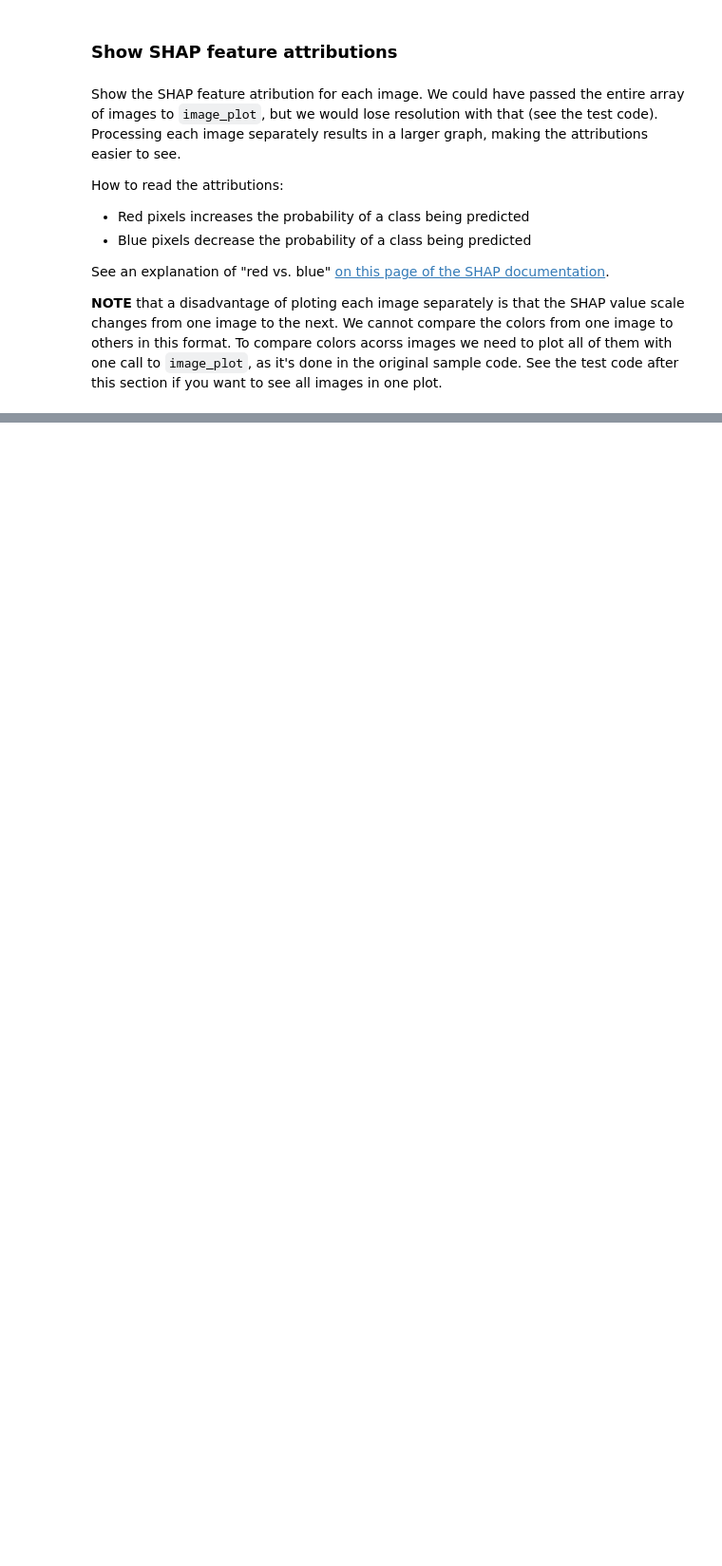
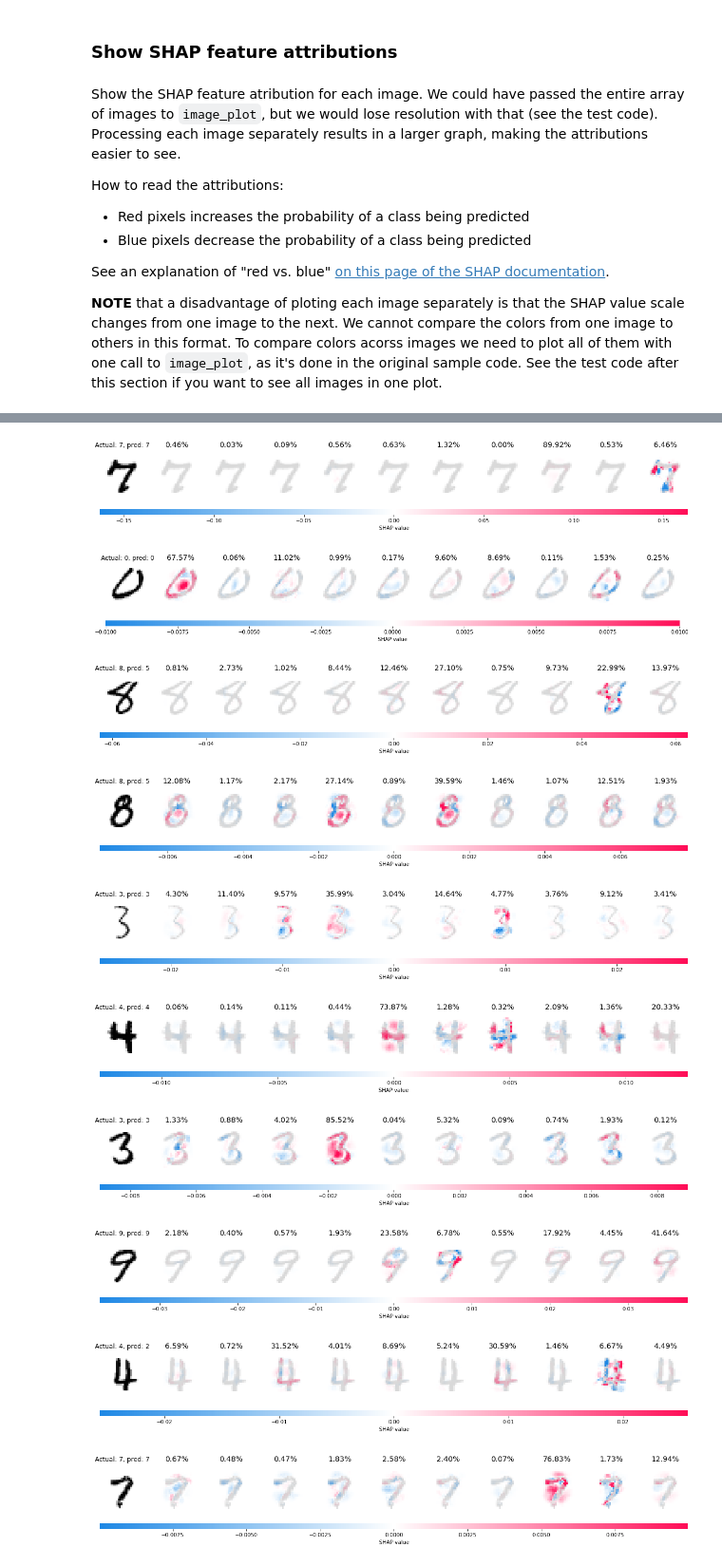
Before and after one commit to fau-masters-collected-works-cgarbin/shap-experiments-image-classification, a Jupyter notebook: shap-experiments-image-classification.ipynb, the cells around one changed output, grey strips where cells are left out. Shown at 95% size. Drawn from its saved outputs; the diff is of its cells as text; code cells hidden in the pictures; blank space fills up the shorter version.

```diff
--- a/shap-experiments-image-classification.ipynb
+++ b/shap-experiments-image-classification.ipynb
@@ -145,0 +167,6 @@ for i in range(0, len(test_images)):
+# %%
+output = model_inaccurate(images.to(m.DEVICE))
+# get the index of the max log-probability
+pred = output.max(1, keepdim=True)[1]
+# convert to numpy only once to save time
+pred_np = pred.numpy()
@@ -145,0 +175,39 @@ for i in range(0, len(test_images)):
+# %%
+expl_inaccurate = shap.DeepExplainer(model_inaccurate, background_images)
+
+for i in range(0, len(test_images)):
+    ti = test_images[[i]]
+    sv = expl_inaccurate.shap_values(ti)
+    sn = [np.swapaxes(np.swapaxes(s, 1, -1), 1, 2) for s in sv]
+    tn = np.swapaxes(np.swapaxes(ti.numpy(), 1, -1), 1, 2)
+
+    # Prepare the attribution plot, but do not draw it yet
+    # We will add more info to the plots later in the code
+    shap.image_plot(sn, -tn, show=False)
+
+    # Prepare to augment the plot
+    fig = plt.gcf()
+    allaxes = fig.get_axes()
+
+    # Show the actual/predicted class
+    allaxes[0].set_title('Actual: {}, pred: {}'.format(
+        test_targets[i], pred_np[BACKGROUND_SIZE+i][0]))
+
+    # Show the probability of each class
+    # There are 11 axes for each picture: 1 for the digit + 10 for each SHAP
+    # There is a last axis for the scale - we don't want to apply a label for that one
+    prob = output[BACKGROUND_SIZE+i].detach().numpy()
+    for x in range(1, len(allaxes)-1):
+        allaxes[x].set_title('{:.2%}'.format(prob[x-1]), fontsize=14)
+    plt.show()
+# %% [output]
+[figure, added]
+[figure, added]
+[figure, added]
+[figure, added]
+[figure, added]
+[figure, added]
+[figure, added]
+[figure, added]
+[figure, added]
+[figure, added]
```
Also changed, not shown: parts of 13 cells of this notebook.
